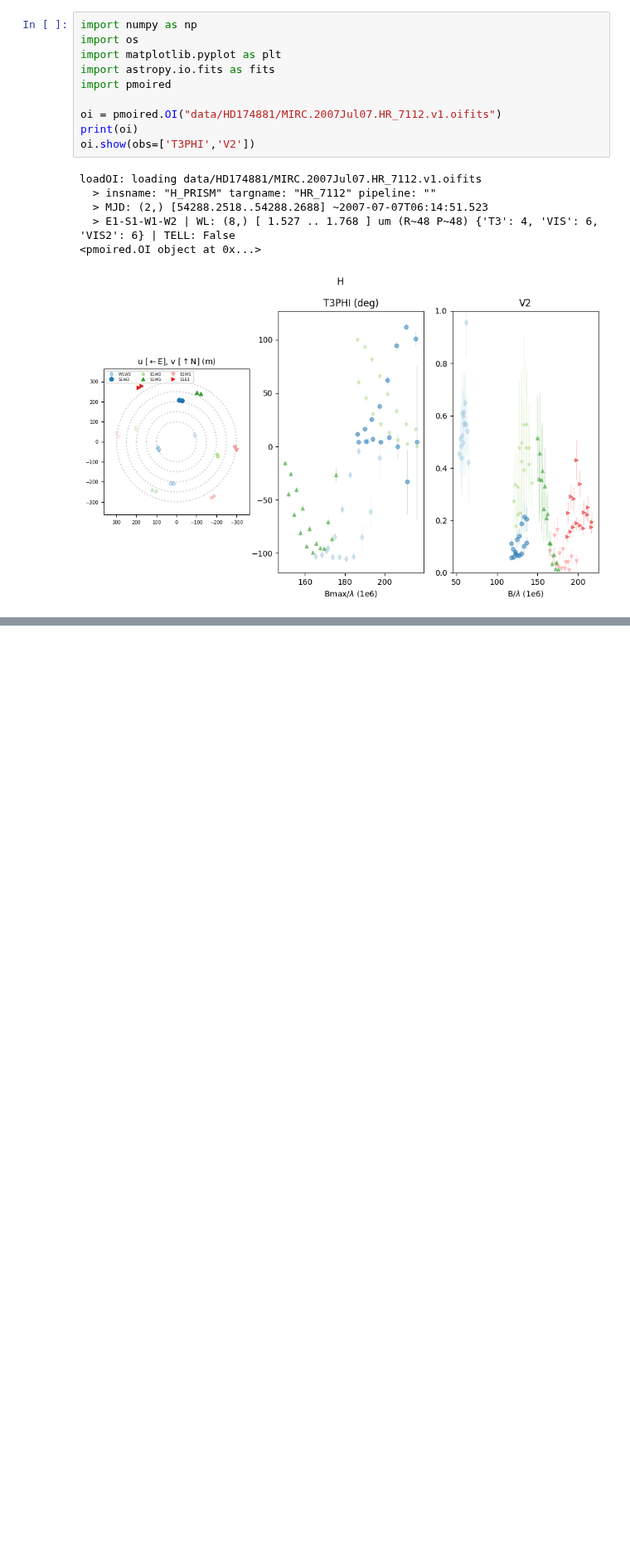
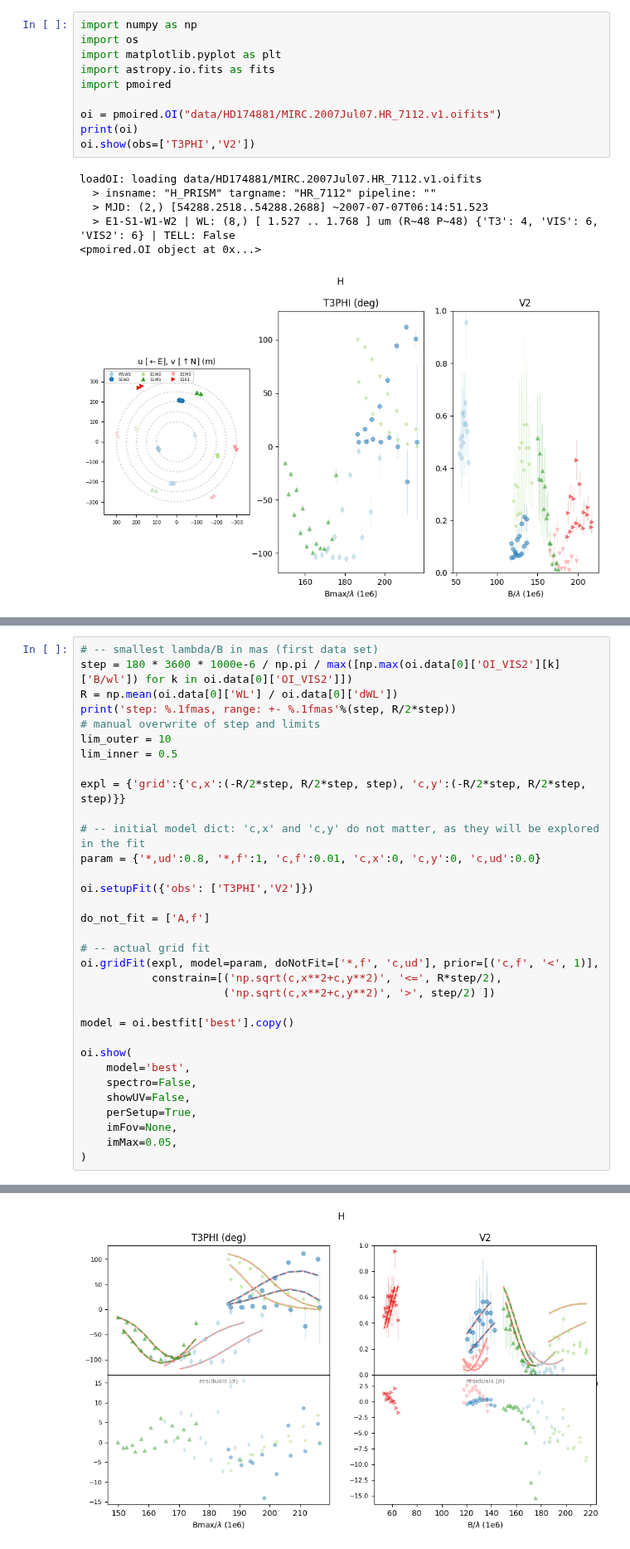
Before and after one commit to oliviergilbertastro/UMich, a Jupyter notebook: ASTRO501/hw3b/HW3b_starter.ipynb, the cells around one changed output, grey strips where cells are left out. Shown at 83% size. Saved outputs shown, nothing was run; the diff lists cells and outputs as text; blank space fills up the shorter version.

```diff
--- a/ASTRO501/hw3b/HW3b_starter.ipynb
+++ b/ASTRO501/hw3b/HW3b_starter.ipynb
@@ -127,3 +127,37 @@ loadOI: loading data/HD174881/MIRC.2007Jul07.HR_7112.v1.oifits
 After following the fitting procedures in the example, include your gridsearch result showing binary detection signficance map. Should show a clear detection of the companion similar (but not identical) to below:
 
 <img src="figs/significance_map.jpg" width="500">
+# %%
+# -- smallest lambda/B in mas (first data set)
+step = 180 * 3600 * 1000e-6 / np.pi / max([np.max(oi.data[0]['OI_VIS2'][k]['B/wl']) for k in oi.data[0]['OI_VIS2']])
+R = np.mean(oi.data[0]['WL'] / oi.data[0]['dWL'])
+print('step: %.1fmas, range: +- %.1fmas'%(step, R/2*step))
+# manual overwrite of step and limits
+lim_outer = 10
+lim_inner = 0.5
+
+expl = {'grid':{'c,x':(-R/2*step, R/2*step, step), 'c,y':(-R/2*step, R/2*step, step)}}
+
+# -- initial model dict: 'c,x' and 'c,y' do not matter, as they will be explored in the fit
+param = {'*,ud':0.8, '*,f':1, 'c,f':0.01, 'c,x':0, 'c,y':0, 'c,ud':0.0}
+
+oi.setupFit({'obs': ['T3PHI','V2']})
+
+do_not_fit = ['A,f']
+
+# -- actual grid fit
+oi.gridFit(expl, model=param, doNotFit=['*,f', 'c,ud'], prior=[('c,f', '<', 1)],
+           constrain=[('np.sqrt(c,x**2+c,y**2)', '<=', R*step/2),
+                      ('np.sqrt(c,x**2+c,y**2)', '>', step/2) ])
+
+model = oi.bestfit['best'].copy()
+
+oi.show(
+    model='best',
+    spectro=False,
+    showUV=False,
+    perSetup=True,
+    imFov=None,
+    imMax=0.05,
+)
+# %% [output]
@@ -129,0 +181 @@ After following the fitting procedures in the example, include your gridsearch r
+[figure, added]
```
Also changed, not shown: parts of 2 cells of this notebook.
